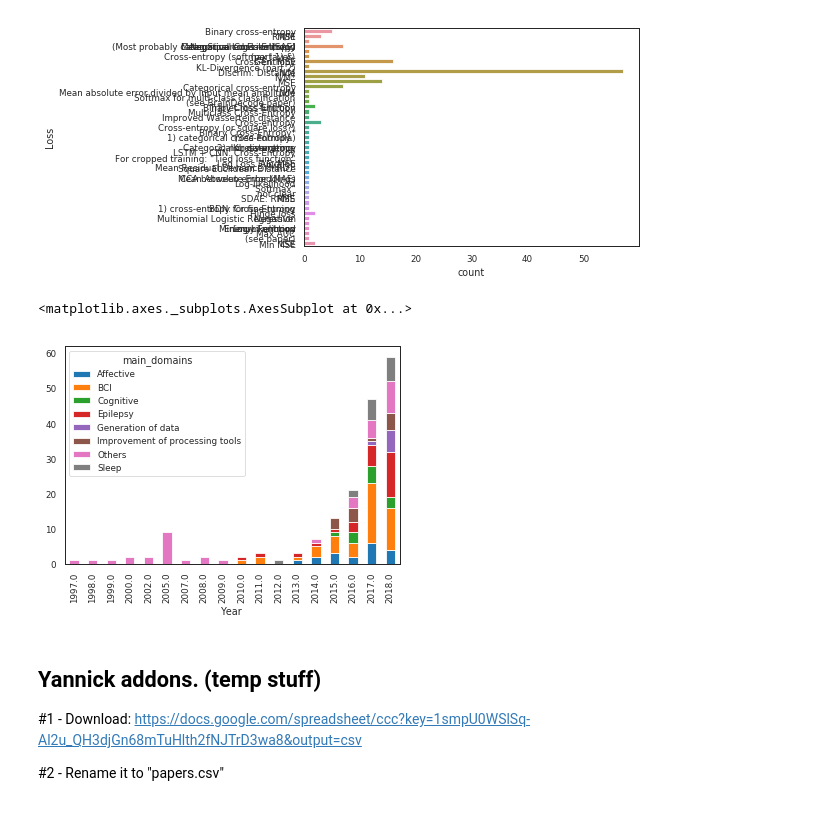
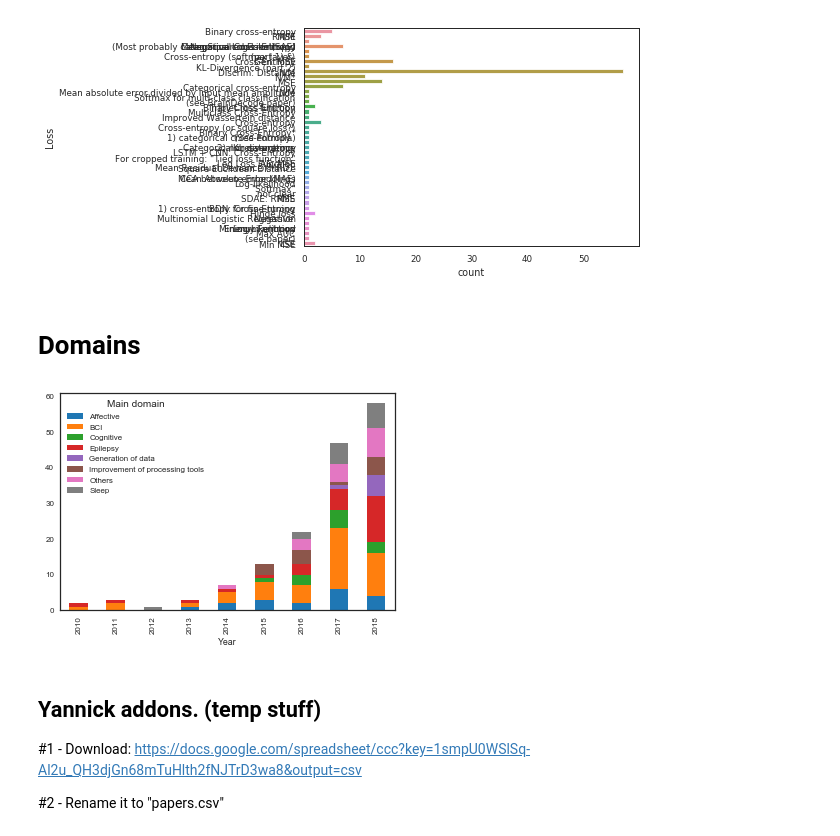
Before and after one commit to hubertjb/dl-eeg-review, a Jupyter notebook: sandbox.ipynb, the cells around one changed output. Cells and saved outputs as stored; diff of their text form; code cells hidden in the pictures.

```diff
--- a/sandbox.ipynb
+++ b/sandbox.ipynb
@@ -68,16 +68,20 @@ sns.countplot(y='Loss', data=df)
 # %% [output]
 <matplotlib.axes._subplots.AxesSubplot at 0x...>
 [figure]
+# %% [markdown]
+# Domains
 # %%
+df['Year'] = df['Year'].astype('int32')
 main_domains = ['Epilepsy', 'Sleep', 'BCI', 'Affective', 'Cognitive',
                 'Improvement of processing tools', 'Generation of data']
-domains_df = df[['domain1', 'domain2', 'domain3', 'domain4']]
-df['main_domains'] = [row[row.isin(main_domains)].values[0]
+domains_df = df[['Domain 1', 'Domain 2', 'Domain 3', 'Domain 4']]
+df['Main domain'] = [row[row.isin(main_domains)].values[0]
                               if any(row.isin(main_domains)) else 'Others' for ind, row in domains_df.iterrows()]
-df.groupby(['Year', 'main_domains']).size().unstack('main_domains').plot(kind='bar', stacked=True)
+df.groupby(['Year', 'Main domain']).size().unstack('Main domain').plot(kind='bar', stacked=True, title='')
+
+plt.savefig("./figs/{}.eps".format("Domains per Years"), bbox_inches='tight', format='eps', dpi=1000)
 # %% [output]
-<matplotlib.axes._subplots.AxesSubplot at 0x...>
-[figure, old version]
+[figure, new version]
 # %% [markdown]
 ## Yannick addons. (temp stuff)
 
```
Also changed, not shown: parts of 12 cells of this notebook, 3 other files.
